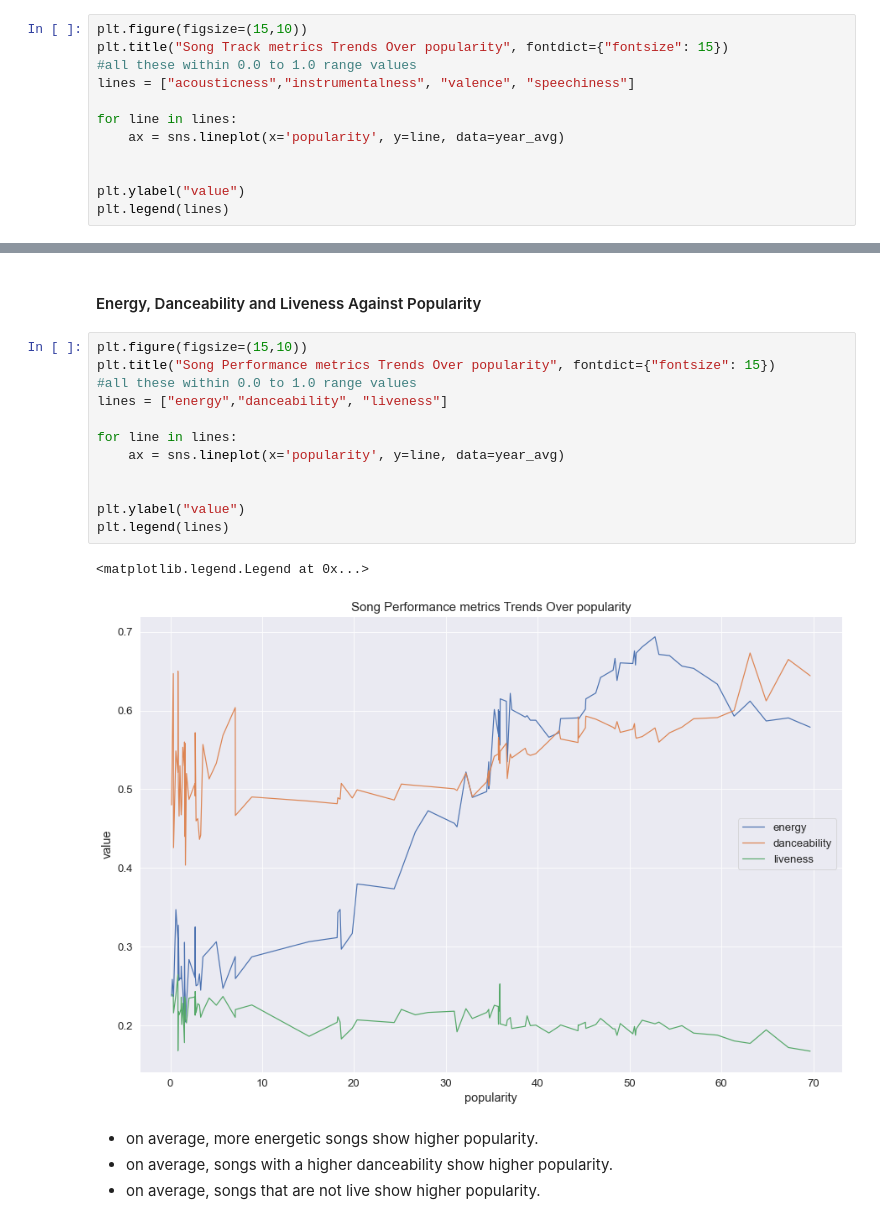
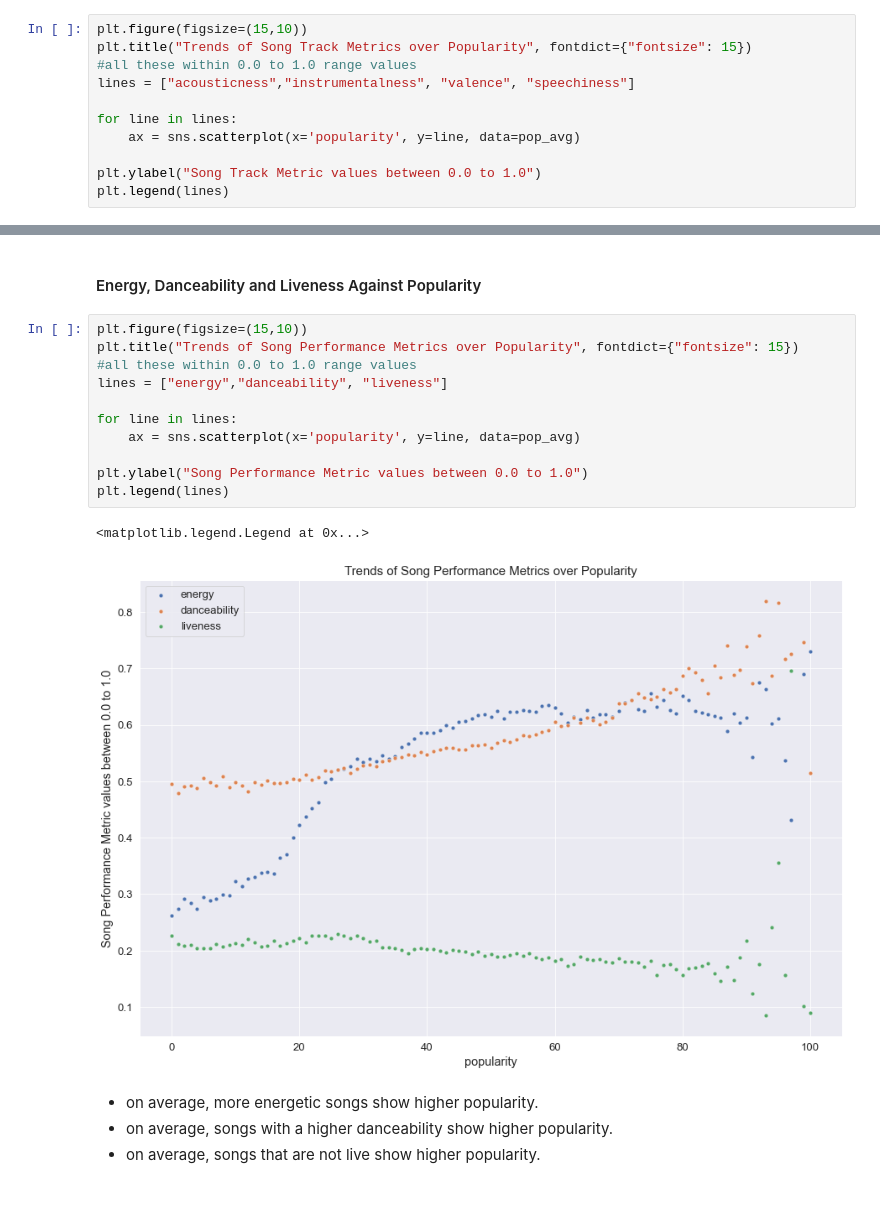
Before and after one commit to Mohammad-sakir/PDS_PROJ, a Jupyter notebook: analysis_spotify.ipynb, the cells around one changed output, grey strips where cells are left out. Cells and saved outputs as stored; diff of their text form.

```diff
--- a/analysis_spotify.ipynb
+++ b/analysis_spotify.ipynb
@@ -919,15 +919,14 @@ pop_avg.sample(10)
 #### Acousticness, Intrumentalness, Valence and Speechiness Against Popularity
 # %%
 plt.figure(figsize=(15,10))
-plt.title("Song Track metrics Trends Over popularity", fontdict={"fontsize": 15})
+plt.title("Trends of Song Track Metrics over Popularity", fontdict={"fontsize": 15})
 #all these within 0.0 to 1.0 range values
 lines = ["acousticness","instrumentalness", "valence", "speechiness"]
 
 for line in lines:
-    ax = sns.lineplot(x='popularity', y=line, data=year_avg)
+    ax = sns.scatterplot(x='popularity', y=line, data=pop_avg)
 
-
-plt.ylabel("value")
+plt.ylabel("Song Track Metric values between 0.0 to 1.0")
 plt.legend(lines)
 # %% [output]
 <matplotlib.legend.Legend at 0x...>
@@ -941,19 +940,18 @@ plt.legend(lines)
 #### Energy, Danceability and Liveness Against Popularity
 # %%
 plt.figure(figsize=(15,10))
-plt.title("Song Performance metrics Trends Over popularity", fontdict={"fontsize": 15})
+plt.title("Trends of Song Performance Metrics over Popularity", fontdict={"fontsize": 15})
 #all these within 0.0 to 1.0 range values
 lines = ["energy","danceability", "liveness"]
 
 for line in lines:
-    ax = sns.lineplot(x='popularity', y=line, data=year_avg)
+    ax = sns.scatterplot(x='popularity', y=line, data=pop_avg)
 
-
-plt.ylabel("value")
+plt.ylabel("Song Performance Metric values between 0.0 to 1.0")
 plt.legend(lines)
 # %% [output]
 <matplotlib.legend.Legend at 0x...>
-[figure, old version]
+[figure, new version]
 # %% [markdown]
 - on average, more energetic songs show higher popularity.
 - on average, songs with a higher danceability show higher popularity.
```
Also changed, not shown: parts of 51 cells of this notebook.
